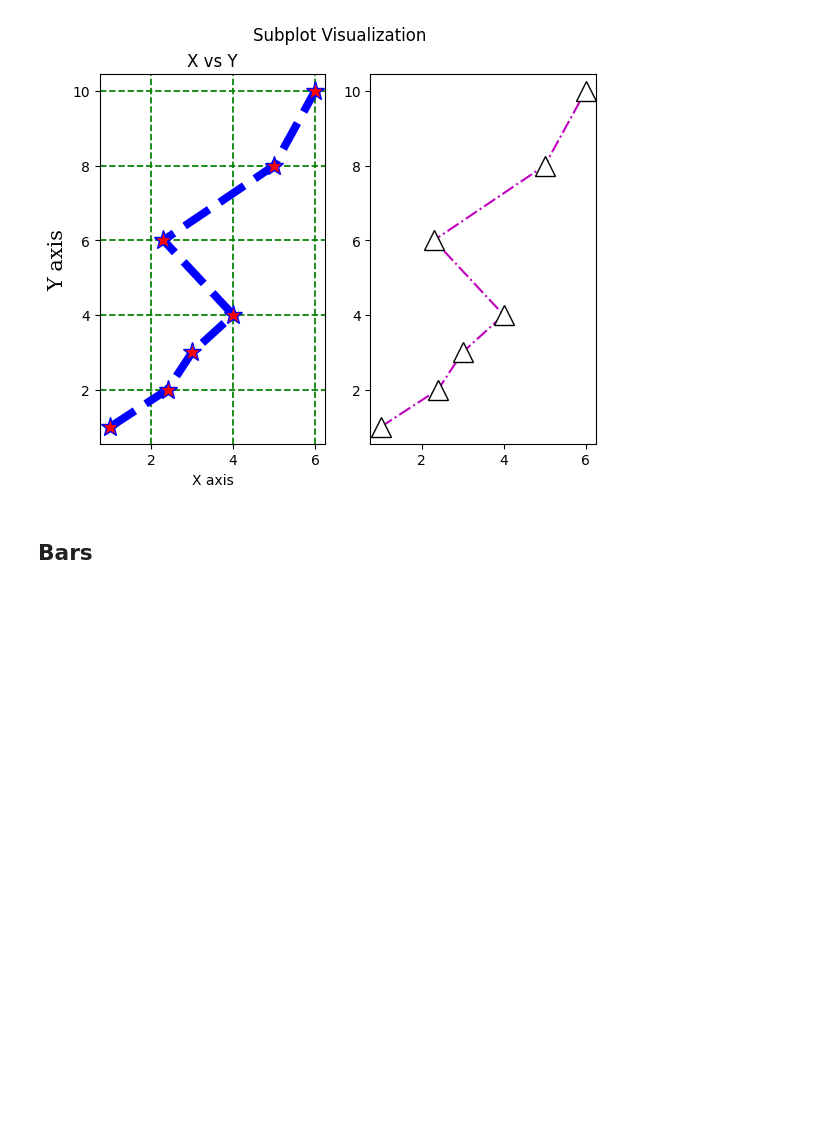
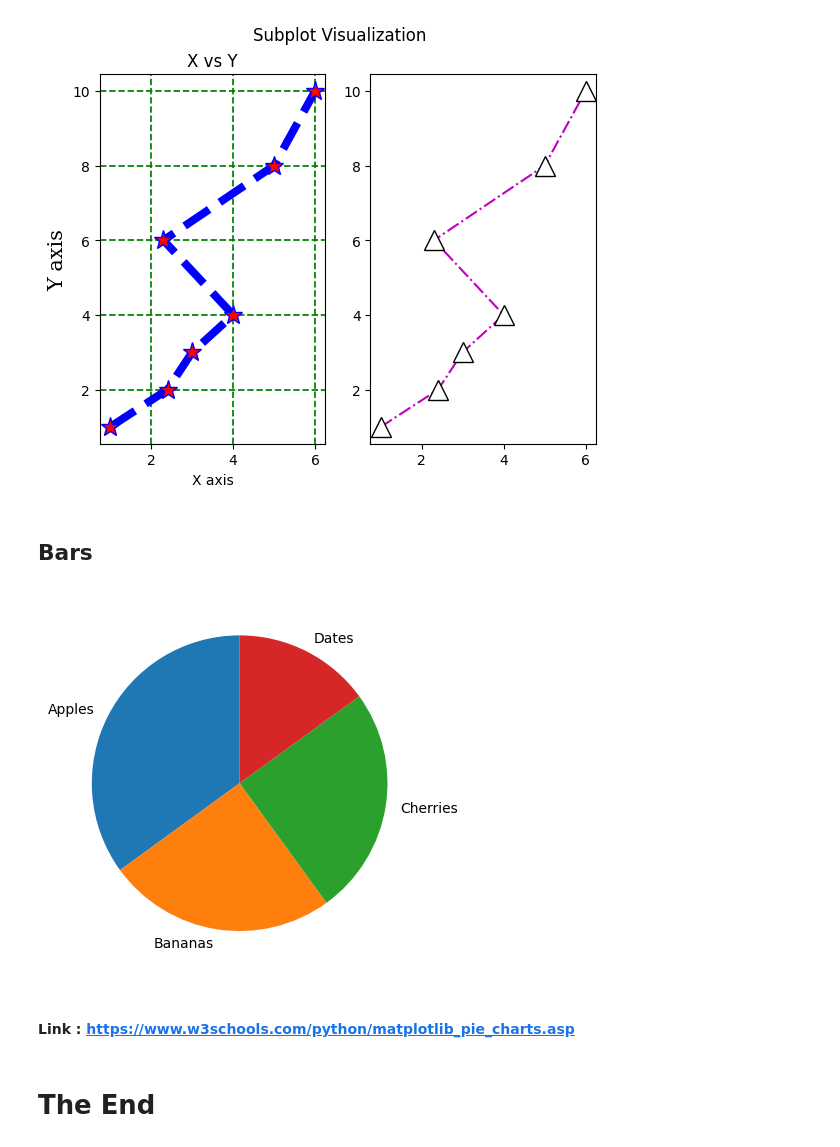
Before and after one commit to SAliSH79/Python_Hejazizo, a Jupyter notebook: Advanced/Matplotlib.ipynb, the cells around one changed output. Saved outputs shown, nothing was run; the diff lists cells and outputs as text; code cells hidden in the pictures; blank space fills up the shorter version.

Commit message:
Pie Chart in Matplotlib

```diff
--- a/Advanced/Matplotlib.ipynb
+++ b/Advanced/Matplotlib.ipynb
@@ -75,3 +75,15 @@ plt.show()
 [figure]
 # %% [markdown]
 ## Bars
+# %%
+y = np.array([35, 25, 25, 15])
+mylabels = ["Apples", "Bananas", "Cherries", "Dates"]
+
+plt.pie(y, labels = mylabels, startangle = 90)
+plt.show()
+# %% [output]
+[figure, added]
+# %% [markdown]
+#### Link : https://www.w3schools.com/python/matplotlib_pie_charts.asp
+# %% [markdown]
+# The End
```
